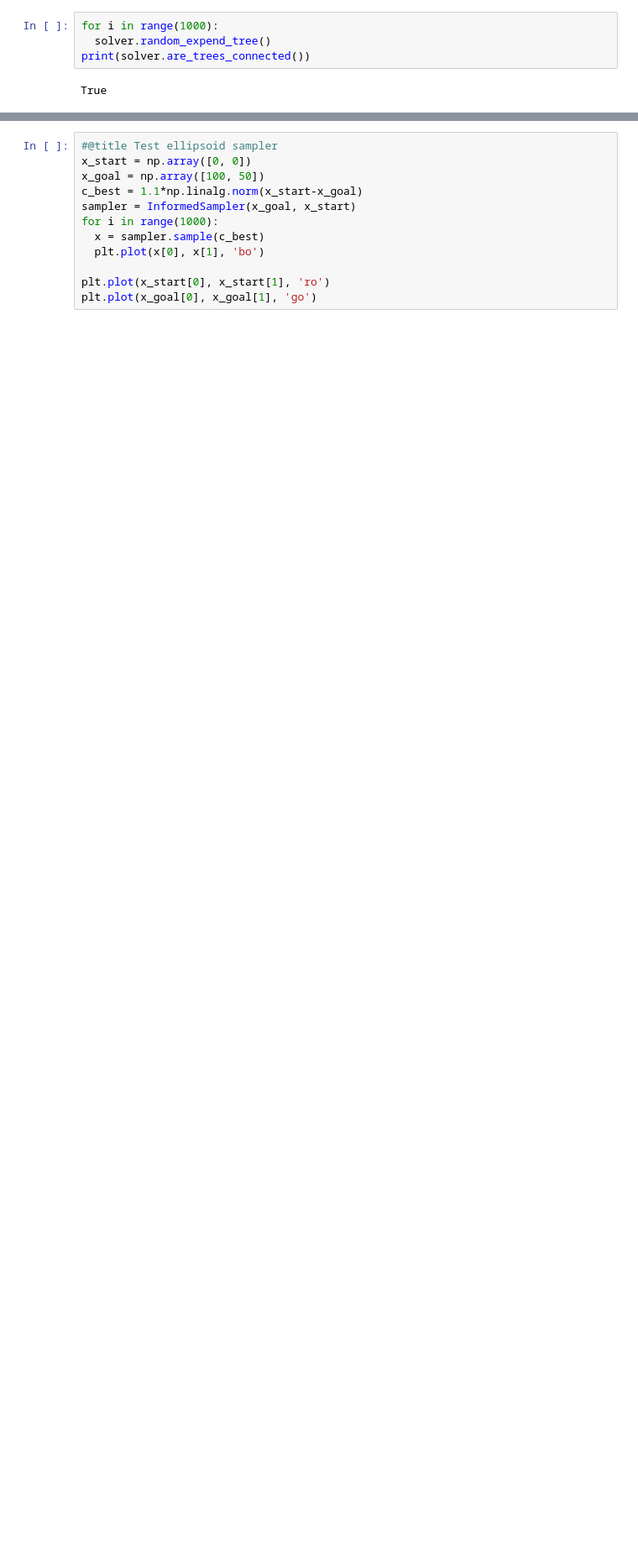
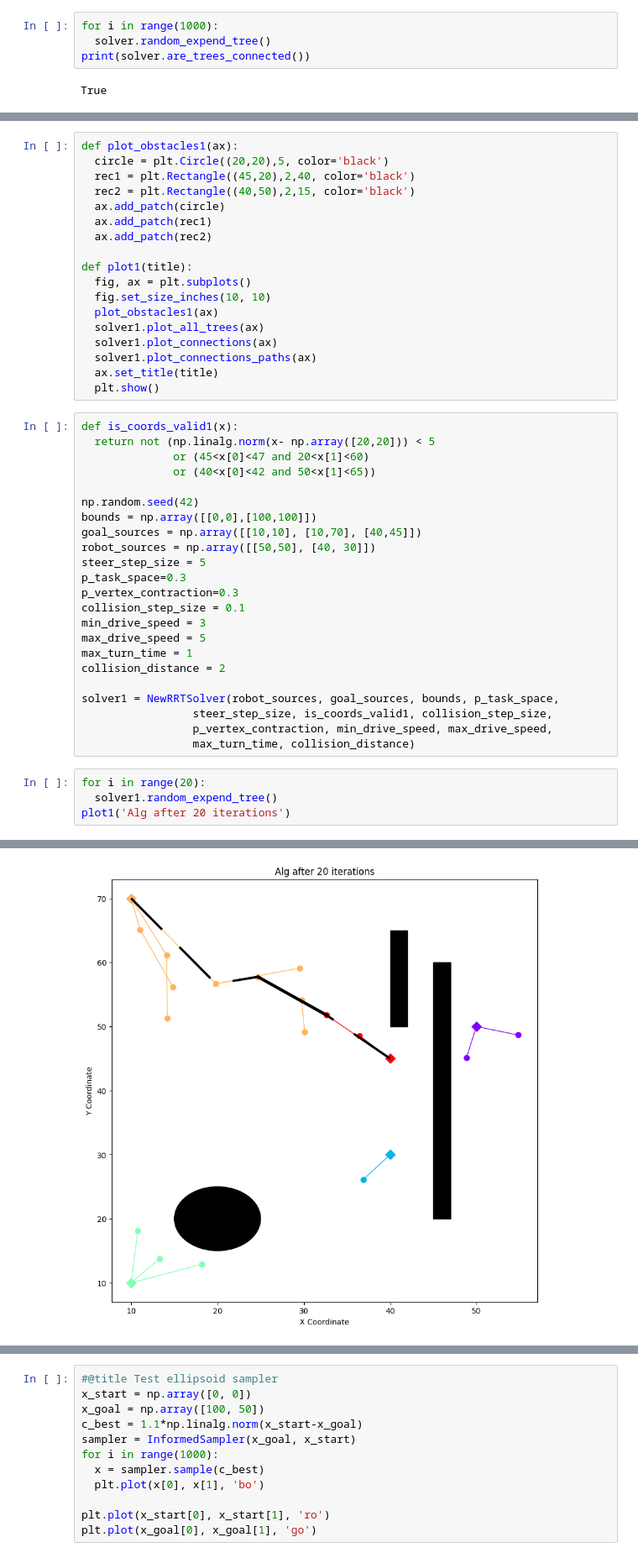
Before and after one commit to shoshosho3/multi_rrt_star_project, a Jupyter notebook: controllers/goto_cont/new_alg_code.ipynb, the cells around one changed output, grey strips where cells are left out. Shown at 84% size. Saved outputs shown, nothing was run; the diff lists cells and outputs as text; blank space fills up the shorter version.

```diff
--- a/controllers/goto_cont/new_alg_code.ipynb
+++ b/controllers/goto_cont/new_alg_code.ipynb
@@ -741,0 +1139,46 @@ all_assignments
+# %%
+def plot_obstacles1(ax):
+  circle = plt.Circle((20,20),5, color='black')
+  rec1 = plt.Rectangle((45,20),2,40, color='black')
+  rec2 = plt.Rectangle((40,50),2,15, color='black')
+  ax.add_patch(circle)
+  ax.add_patch(rec1)
+  ax.add_patch(rec2)
+
+def plot1(title):
+  fig, ax = plt.subplots()
+  fig.set_size_inches(10, 10)
+  plot_obstacles1(ax)
+  solver1.plot_all_trees(ax)
+  solver1.plot_connections(ax)
+  solver1.plot_connections_paths(ax)
+  ax.set_title(title)
+  plt.show()
+# %%
+def is_coords_valid1(x):
+  return not (np.linalg.norm(x- np.array([20,20])) < 5
+              or (45<x[0]<47 and 20<x[1]<60)
+              or (40<x[0]<42 and 50<x[1]<65))
+
+np.random.seed(42)
+bounds = np.array([[0,0],[100,100]])
+goal_sources = np.array([[10,10], [10,70], [40,45]])
+robot_sources = np.array([[50,50], [40, 30]])
+steer_step_size = 5
+p_task_space=0.3
+p_vertex_contraction=0.3
+collision_step_size = 0.1
+min_drive_speed = 3
+max_drive_speed = 5
+max_turn_time = 1
+collision_distance = 2
+
+solver1 = NewRRTSolver(robot_sources, goal_sources, bounds, p_task_space,
+                 steer_step_size, is_coords_valid1, collision_step_size,
+                 p_vertex_contraction, min_drive_speed, max_drive_speed,
+                 max_turn_time, collision_distance)
+# %%
+for i in range(20):
+  solver1.random_expend_tree()
+plot1('Alg after 20 iterations')
+# %% [output]
@@ -741,0 +1190 @@ all_assignments
+[figure, added]
```
Also changed, not shown: parts of 40 cells of this notebook.
